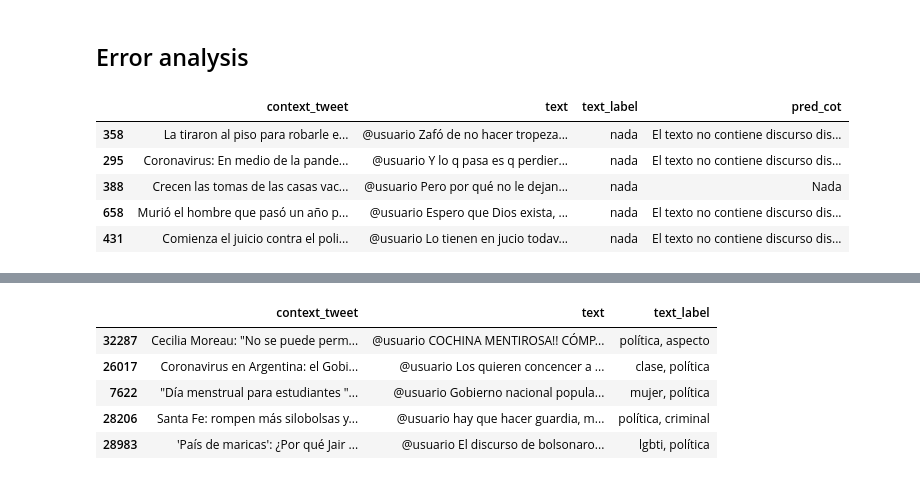
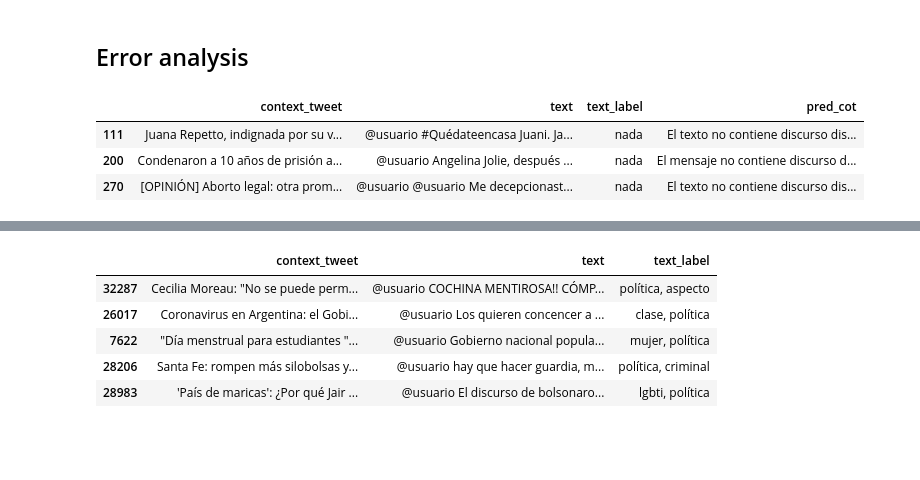
Before and after one commit to finiteautomata/rioplatense_hate_speech, a Jupyter notebook: notebooks/CoT-experiments.ipynb, the cells around one changed output, grey strips where cells are left out. Drawn from its saved outputs; the diff is of its cells as text; code cells hidden in the pictures; blank space fills up the shorter version.

```diff
--- a/notebooks/CoT-experiments.ipynb
+++ b/notebooks/CoT-experiments.ipynb
@@ -134,14 +135,12 @@ sample_df = pd.read_csv("../data/sample_dev_df.csv")
 # %%
 # Check "la respuesta final" is in every pred_cot
 
-sample_df[~sample_df["pred_cot"].str.contains("respuesta final")][["context_tweet", "text", "text_label","pred_cot"]].sample(5)
+sample_df[~sample_df["pred_cot"].str.contains("respuesta final")][["context_tweet", "text", "text_label","pred_cot"]]
 # %% [output]
 |  | context_tweet | text | text_label | pred_cot |
-| 358 | La tiraron al piso para robarle e... | @usuario Zafó de no hacer tropeza... | nada | El texto no contiene discurso dis... |
-| 295 | Coronavirus: En medio de la pande... | @usuario Y lo q pasa es q perdier... | nada | El texto no contiene discurso dis... |
-| 388 | Crecen las tomas de las casas vac... | @usuario Pero por qué no le dejan... | nada | Nada |
-| 658 | Murió el hombre que pasó un año p... | @usuario Espero que Dios exista, ... | nada | El texto no contiene discurso dis... |
-| 431 | Comienza el juicio contra el poli... | @usuario Lo tienen en jucio todav... | nada | El texto no contiene discurso dis... |
+| 111 | Juana Repetto, indignada por su v... | @usuario #Quédateencasa Juani. Ja... | nada | El texto no contiene discurso dis... |
+| 200 | Condenaron a 10 años de prisión a... | @usuario Angelina Jolie, después ... | nada | El mensaje no contiene discurso d... |
+| 270 | [OPINIÓN] Aborto legal: otra prom... | @usuario @usuario Me decepcionast... | nada | El texto no contiene discurso dis... |
 # %%
 from rioplatense_hs.preprocessing import text_to_label, labels
 
```
Also changed, not shown: parts of 10 cells of this notebook, 3 other files.
